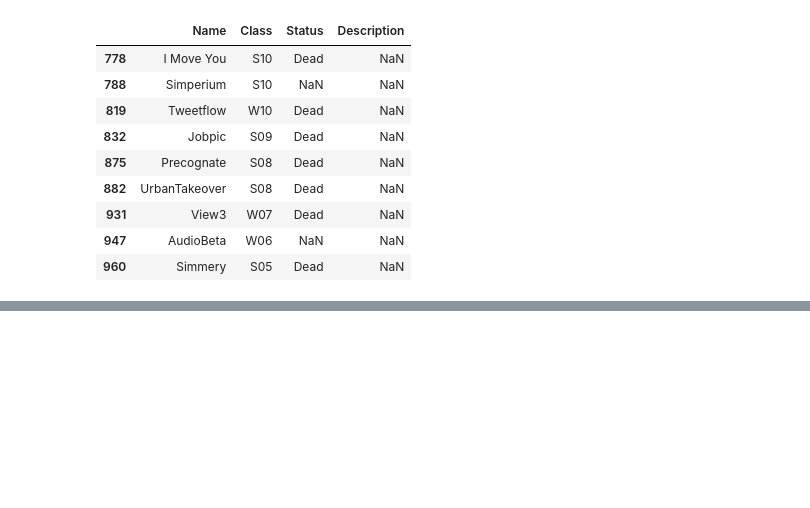
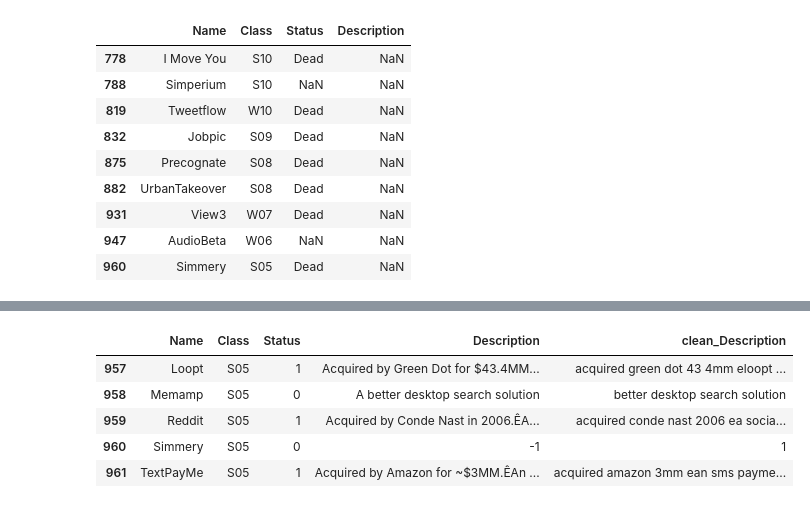
Before and after one commit to OmdenaAI/omdena-pennsylvania-startup, a Jupyter notebook: src/tasks/task-2-data-cleaning/datacleaning-notebooks/data_cleaning_y_combinator_data22.ipynb, the cells around one changed output, grey strips where cells are left out. Cells and saved outputs as stored; diff of their text form; code cells hidden in the pictures; blank space fills up the shorter version.

```diff
--- a/src/tasks/task-2-data-cleaning/datacleaning-notebooks/data_cleaning_y_combinator_data22.ipynb
+++ b/src/tasks/task-2-data-cleaning/datacleaning-notebooks/data_cleaning_y_combinator_data22.ipynb
@@ -277,0 +252,24 @@ df.head()
+# %%
+##TEXT CLEANING
+# let's do text preprocessing
+from texthero import preprocessing
+
+# creating a custom pipeline to preprocess the raw text we have
+custom_pipeline = [preprocessing.fillna
+                   , preprocessing.lowercase
+                   , preprocessing.remove_punctuation
+                   , preprocessing.remove_diacritics
+                   , preprocessing.remove_stopwords
+                   , preprocessing.remove_whitespace
+                   ]
+# simply call clean() method to clean the raw text in 'tweet' col and pass the custom_pipeline to pipeline argument
+df['clean_Description'] = hero.clean(df['Description'], pipeline = custom_pipeline)
+
+df.tail()
+# %% [output]
+|  | Name | Class | Status | Description | clean_Description |
+| 957 | Loopt | S05 | 1 | Acquired by Green Dot for $43.4MM... | acquired green dot 43 4mm eloopt ... |
+| 958 | Memamp | S05 | 0 | A better desktop search solution | better desktop search solution |
+| 959 | Reddit | S05 | 1 | Acquired by Conde Nast in 2006.ÊA... | acquired conde nast 2006 ea socia... |
+| 960 | Simmery | S05 | 0 | -1 | 1 |
+| 961 | TextPayMe | S05 | 1 | Acquired by Amazon for ~$3MM.ÊAn ... | acquired amazon 3mm ean sms payme... |
```
Also changed, not shown: parts of 11 cells of this notebook, 5 other files.
